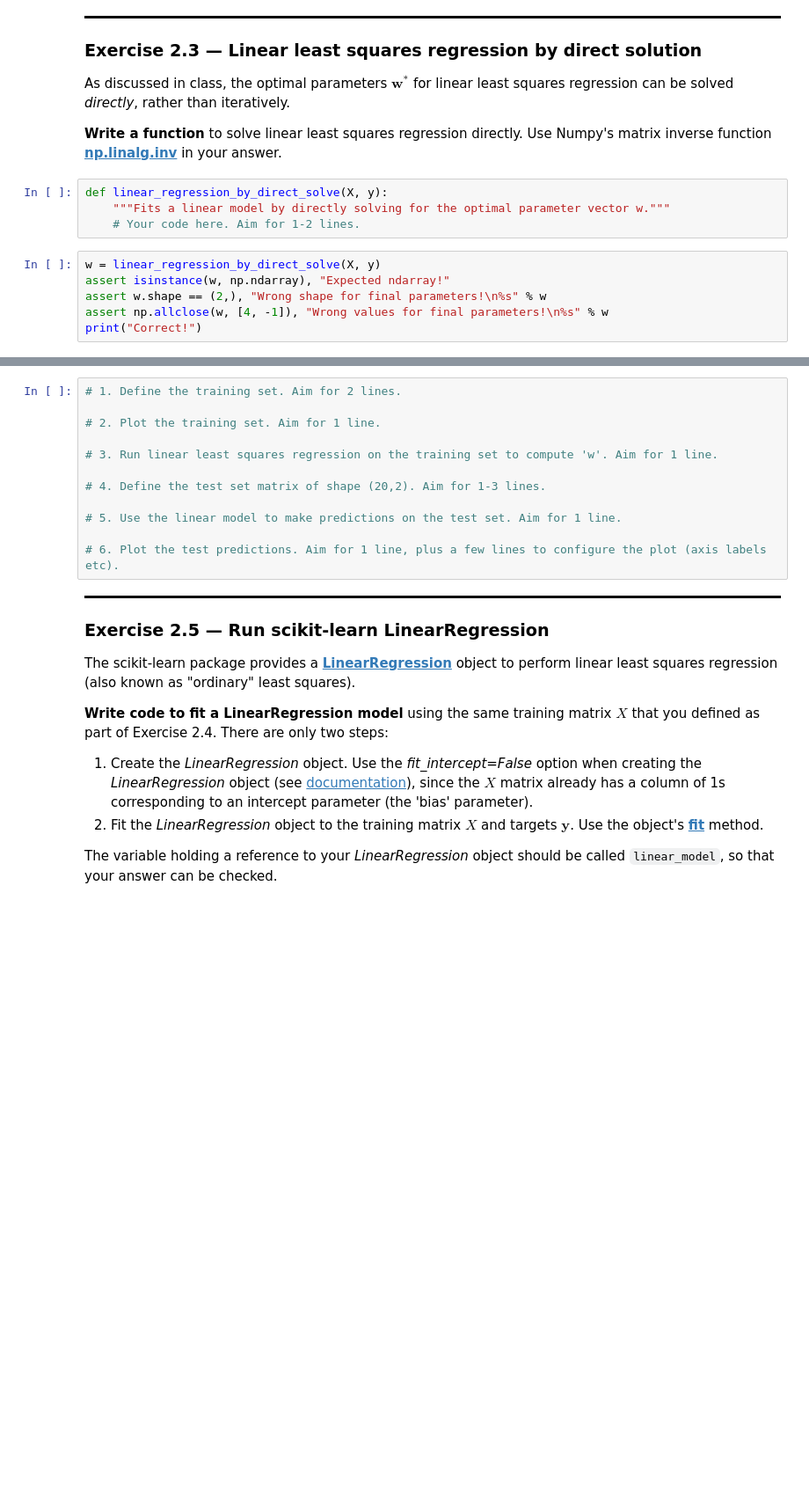
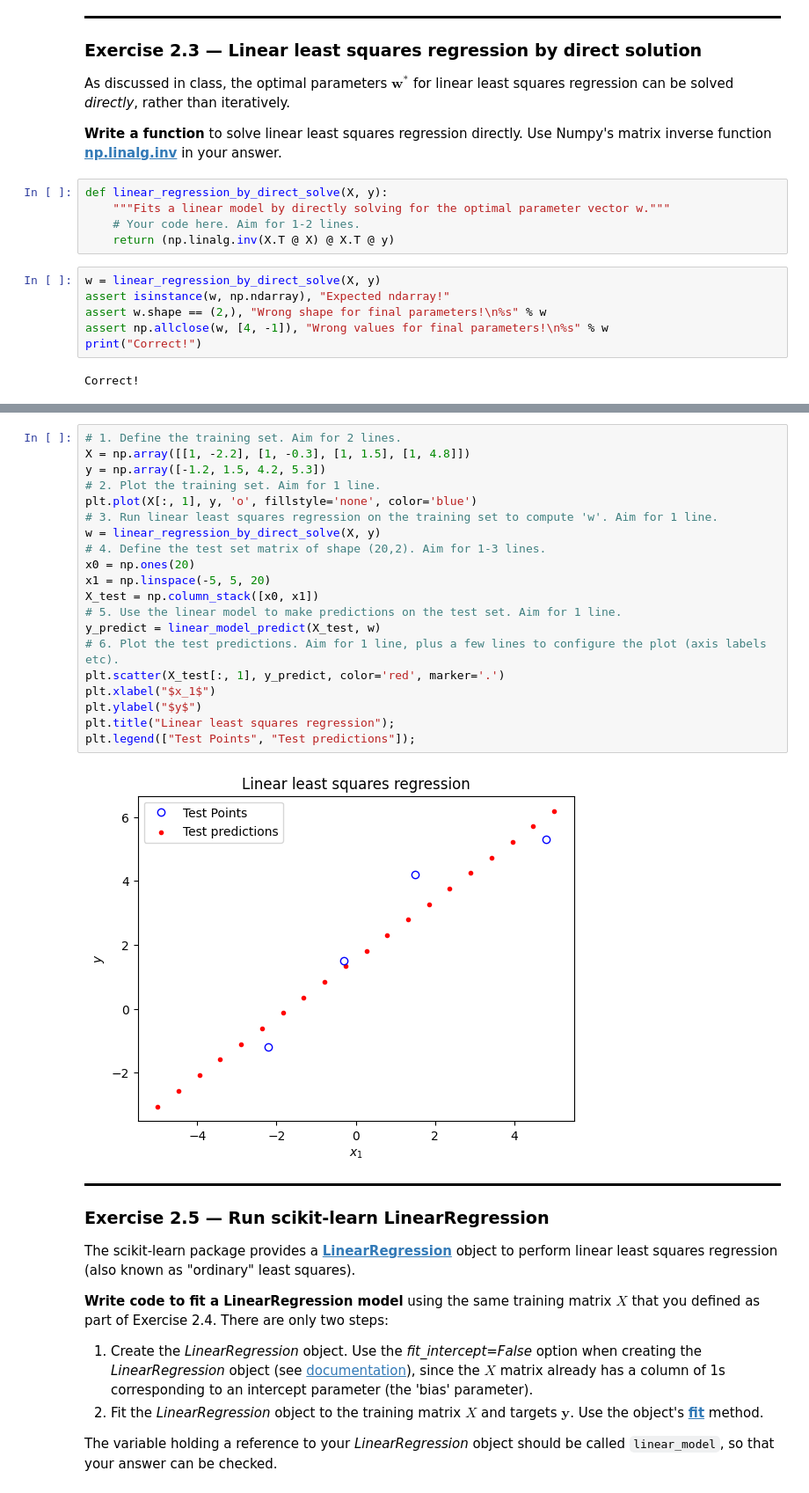
Before and after one commit to KrisTheCanadian/COMP-432-Labs, a Jupyter notebook: Lab2/lab2-exercises.ipynb, the cells around one changed output, grey strips where cells are left out. Shown at 88% size. Drawn from its saved outputs; the diff is of its cells as text; blank space fills up the shorter version.

```diff
--- a/Lab2/lab2-exercises.ipynb
+++ b/Lab2/lab2-exercises.ipynb
@@ -409,12 +409,15 @@ As discussed in class, the optimal parameters $\mathbf{w}^*$ for linear least sq
 def linear_regression_by_direct_solve(X, y):
     """Fits a linear model by directly solving for the optimal parameter vector w."""
     # Your code here. Aim for 1-2 lines.
+    return (np.linalg.inv(X.T @ X) @ X.T @ y)
 # %%
 w = linear_regression_by_direct_solve(X, y)
 assert isinstance(w, np.ndarray), "Expected ndarray!"
 assert w.shape == (2,), "Wrong shape for final parameters!\n%s" % w
 assert np.allclose(w, [4, -1]), "Wrong values for final parameters!\n%s" % w
 print("Correct!")
+# %% [output]
+Correct!
 # %% [markdown]
 <div style="border-bottom: 3px solid black;"></div>
 
@@ -449,16 +452,26 @@ Your code should follow this sequence of steps:
 6. Plot the predictions on the test set.
 # %%
 # 1. Define the training set. Aim for 2 lines.
-
+X = np.array([[1, -2.2], [1, -0.3], [1, 1.5], [1, 4.8]])
+y = np.array([-1.2, 1.5, 4.2, 5.3])
 # 2. Plot the training set. Aim for 1 line.
-
+plt.plot(X[:, 1], y, 'o', fillstyle='none', color='blue')
 # 3. Run linear least squares regression on the training set to compute 'w'. Aim for 1 line.
-
+w = linear_regression_by_direct_solve(X, y)
 # 4. Define the test set matrix of shape (20,2). Aim for 1-3 lines.
-
+x0 = np.ones(20)
+x1 = np.linspace(-5, 5, 20)
+X_test = np.column_stack([x0, x1])
 # 5. Use the linear model to make predictions on the test set. Aim for 1 line.
-
+y_predict = linear_model_predict(X_test, w)
 # 6. Plot the test predictions. Aim for 1 line, plus a few lines to configure the plot (axis labels etc).
+plt.scatter(X_test[:, 1], y_predict, color='red', marker='.')
+plt.xlabel("$x_1$")
+plt.ylabel("$y$")
+plt.title("Linear least squares regression");
+plt.legend(["Test Points", "Test predictions"]);
+# %% [output]
+[figure, added]
 # %% [markdown]
 <div style="border-bottom: 3px solid black;"></div>
 
```
Also changed, not shown: parts of 13 cells of this notebook.
